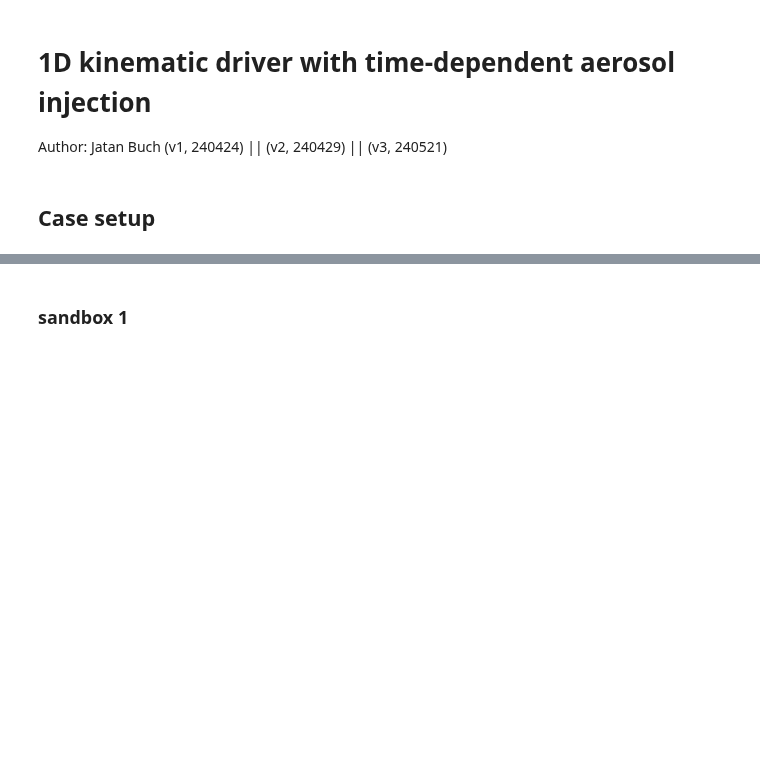
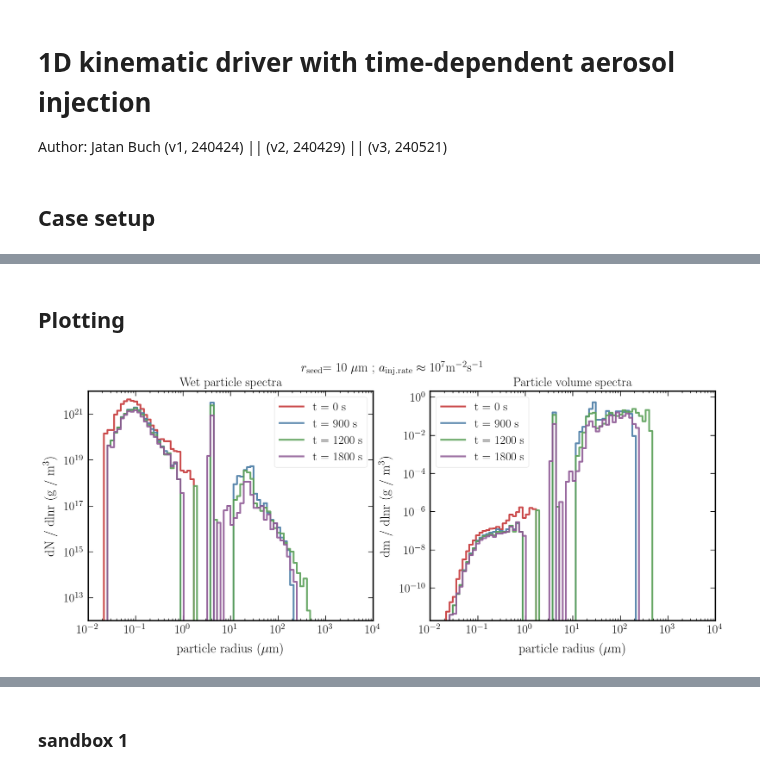
Before and after one commit to jtbuch/PySDM, a Jupyter notebook: examples/PySDM_examples/Buch_et_al_2024/plot_script_sd_update.ipynb, the cells around one changed output, grey strips where cells are left out. Cells and saved outputs as stored; diff of their text form; code cells hidden in the pictures; blank space fills up the shorter version.

Commit message:
added spectra and process rate plots

```diff
--- a/examples/PySDM_examples/Buch_et_al_2024/plot_script_sd_update.ipynb
+++ b/examples/PySDM_examples/Buch_et_al_2024/plot_script_sd_update.ipynb
@@ -53,7 +53,8 @@ common_params = {
     "kappa_seed": 0.85,
     "m_param": 1e11,
     "seed_z_part": (0., 1.),
-    "t_part": (0* si.minutes, 15* si.minutes)
+    "t_part": (0* si.minutes, 15* si.minutes),
+    "save_spec_and_attr_times": [0.0, 300.0, 600.0, 900.0, 1200.0, 1800.0, 2700.0],
 }
 # %%
 rate_unit = "s$^{-1}$ kg$^{-1}$"
@@ -69,5 +70,18 @@ contour_args = {
     'contour_var2': 'rain water mixing ratio', 'contour_lvl2': contour_lev
 }
 
-def fig_ax():
-    return plt.subplots(nrows=1, ncols=1, figsize=(8,6))
+def fig_ax(nrows= 1, ncols= 1):
+    return plt.subplots(nrows= nrows, ncols= ncols, figsize=(8*ncols,6*nrows))
+
+def plot_spectra(ax, stgs, oupt, key_arg, plt_arg, t_sel):
+    spct_step = common_params['save_spec_and_attr_times'].index(t_sel)
+    ax.step(stgs[key_arg].r_bins_edges[0:-1] / si.um, oupt[key_arg].products[plt_arg].mean(axis=0)[:,spct_step] / si.cm**3, label= r't = %d s'%t_sel)
+    ax.set_xscale('log')
+    ax.set_xlim([1e-2, 1e4])
+    ax.set_xlabel(r"particle radius ($\mu$m)")
+    if plt_arg == 'wet spectrum':
+        ax.set_ylabel('dN / dlnr  (g / m$^3$)')
+    elif plt_arg == 'dry spectrum':
+        ax.set_ylabel('dN / dlnr  (cm$^{-3}$)')
+    elif plt_arg == 'dvdlnr':
+        ax.set_ylabel('dm / dlnr  (g / m$^3$)')
@@ -127,0 +153,25 @@ def stepwise_sd_update(simobj, n_steps, seed_step, seed_z_part, seed_r, seed_m,
+# %% [markdown]
+## Plotting
+# %%
+fig, ax= fig_ax(nrows= 1, ncols= 2)
+plot_spectra(ax[0], stgs= settings, oupt= output, key_arg= f"rhow={rho_times_w}_run={0}", plt_arg= 'wet spectrum', t_sel= 0.0)
+plot_spectra(ax[0], stgs= settings, oupt= output, key_arg= f"rhow={rho_times_w}_run={0}", plt_arg= 'wet spectrum', t_sel= 900.0)
+plot_spectra(ax[0], stgs= settings, oupt= output, key_arg= f"rhow={rho_times_w}_run={0}", plt_arg= 'wet spectrum', t_sel= 1200.0)
+plot_spectra(ax[0], stgs= settings, oupt= output, key_arg= f"rhow={rho_times_w}_run={0}", plt_arg= 'wet spectrum', t_sel= 1800.0)
+ax[0].set_yscale('log');
+ax[0].set_ylim([1e12, 1e22]);
+ax[0].legend(frameon= True);
+ax[0].set_title(r'Wet particle spectra');
+
+plot_spectra(ax[1], stgs= settings, oupt= output, key_arg= f"rhow={rho_times_w}_run={0}", plt_arg= 'dvdlnr', t_sel= 0.0)
+plot_spectra(ax[1], stgs= settings, oupt= output, key_arg= f"rhow={rho_times_w}_run={0}", plt_arg= 'dvdlnr', t_sel= 900.0)
+plot_spectra(ax[1], stgs= settings, oupt= output, key_arg= f"rhow={rho_times_w}_run={0}", plt_arg= 'dvdlnr', t_sel= 1200.0)
+plot_spectra(ax[1], stgs= settings, oupt= output, key_arg= f"rhow={rho_times_w}_run={0}", plt_arg= 'dvdlnr', t_sel= 1800.0)
+ax[1].set_yscale('log');
+ax[1].set_ylim([2e-12, 2]);
+ax[1].legend(frameon= True);
+ax[1].set_title(r'Particle volume spectra');
+fig.suptitle(r'$r_{\rm seed}$= 10 $\mu {\rm m}$ ; $a_{\rm inj. rate} \approx 10^7 {\rm} {\rm m}^{-2} {\rm s}^{-1}$', fontsize= 18);
+#plt.savefig('/Users/hyfives-lamont/Desktop/cloud_seeding/plots/time_dependent_seeding/spectra_plot_seeding_rsd_10_logmsd_11_zseed_1.0_tseed_50_100_150_200.pdf', bbox_inches='tight', dpi= 300);
+# %% [output]
+[figure, added]
```
Also changed, not shown: parts of 53 cells of this notebook, 2 other files.
